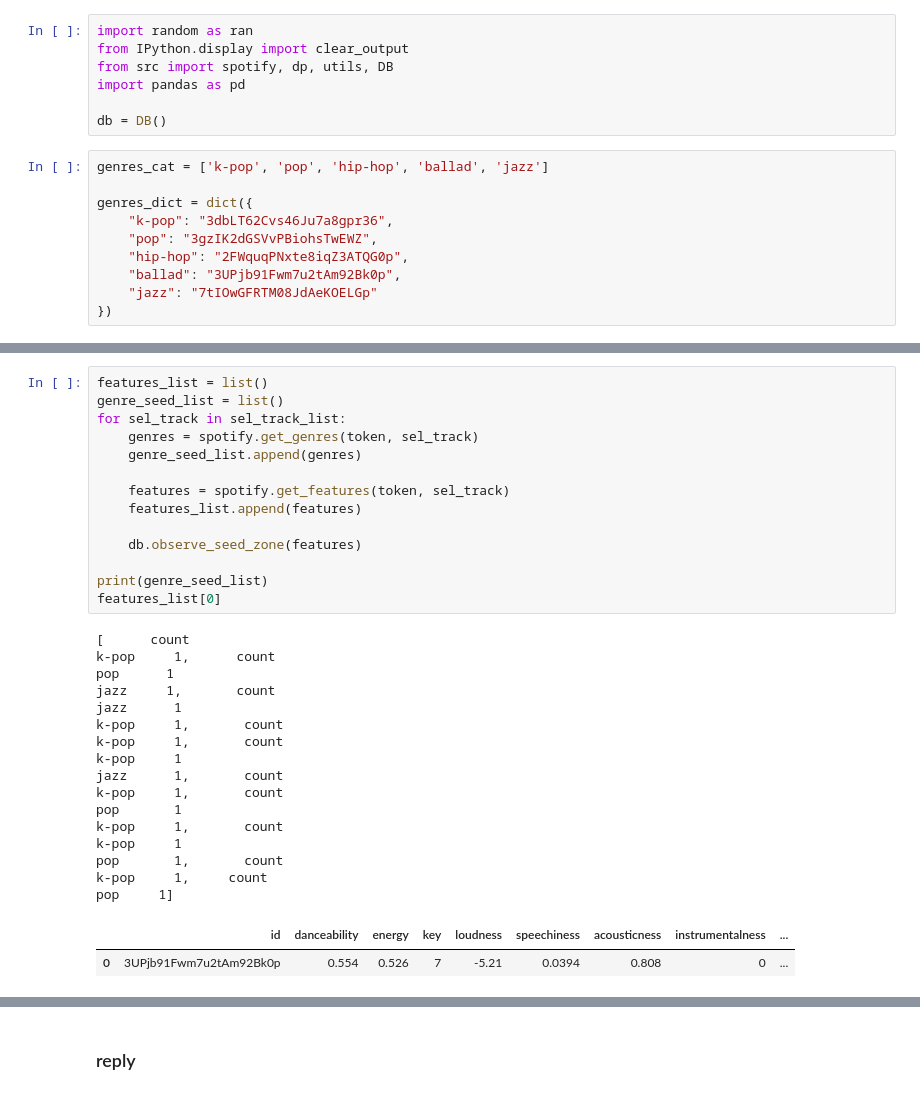
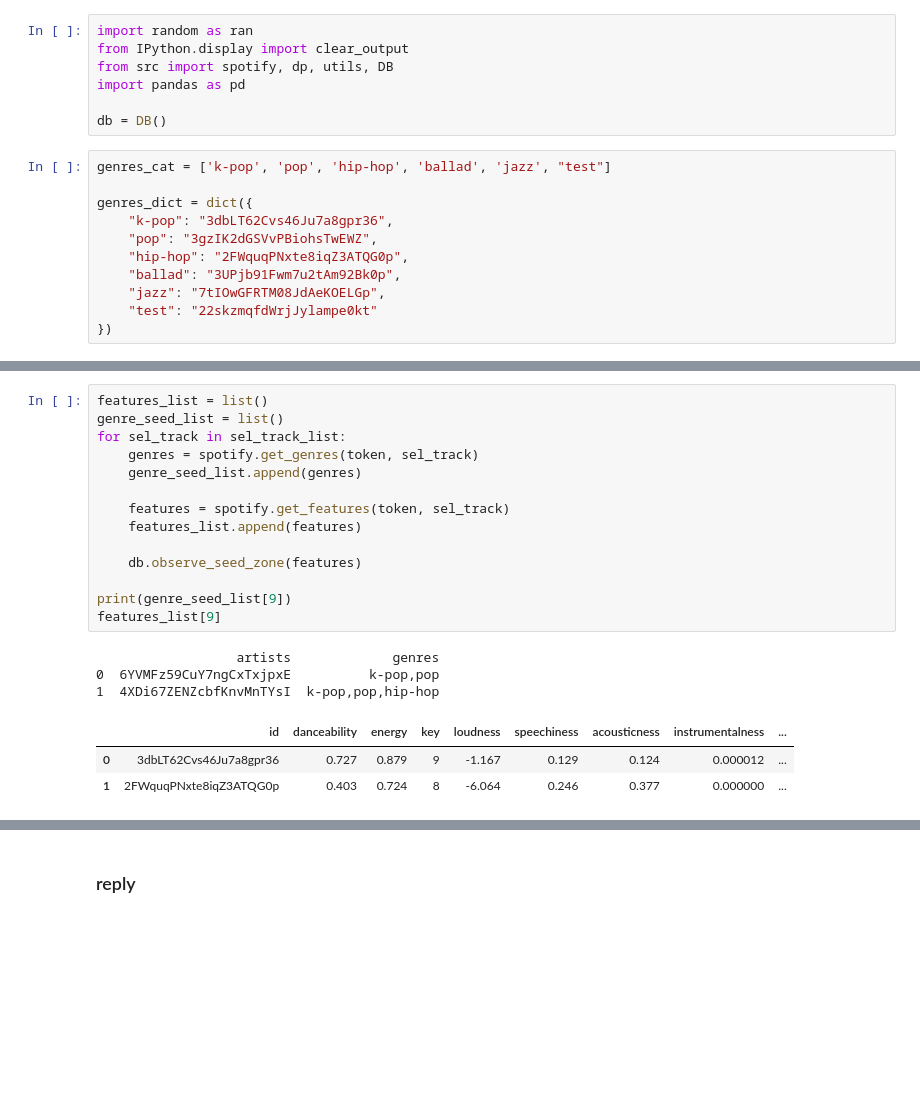
Before and after one commit to formegusto/research-muletter, a Jupyter notebook: pt3. auto mailbox generator.ipynb, the cells around one changed output, grey strips where cells are left out. Saved outputs shown, nothing was run; the diff lists cells and outputs as text; blank space fills up the shorter version.

```diff
--- a/pt3. auto mailbox generator.ipynb
+++ b/pt3. auto mailbox generator.ipynb
@@ -13,14 +13,15 @@ import pandas as pd
 
 db = DB()
 # %%
-genres_cat = ['k-pop', 'pop', 'hip-hop', 'ballad', 'jazz']
+genres_cat = ['k-pop', 'pop', 'hip-hop', 'ballad', 'jazz', "test"]
 
 genres_dict = dict({
     "k-pop": "3dbLT62Cvs46Ju7a8gpr36",
     "pop": "3gzIK2dGSVvPBiohsTwEWZ",
     "hip-hop": "2FWquqPNxte8iqZ3ATQG0p",
     "ballad": "3UPjb91Fwm7u2tAm92Bk0p",
-    "jazz": "7tIOwGFRTM08JdAeKOELGp"
+    "jazz": "7tIOwGFRTM08JdAeKOELGp",
+    "test": "22skzmqfdWrjJylampe0kt"
 })
 # %%
 mail_box_seed_list = list()
@@ -81,36 +84,24 @@ sel_track_list[0]
 # %%
 features_list = list()
 genre_seed_list = list()
 for sel_track in sel_track_list:
     genres = spotify.get_genres(token, sel_track)
     genre_seed_list.append(genres)
 
     features = spotify.get_features(token, sel_track)
     features_list.append(features)
 
     db.observe_seed_zone(features)
 
-print(genre_seed_list)
-features_list[0]
+print(genre_seed_list[9])
+features_list[9]
 # %% [output]
-[      count
-k-pop     1,      count
-pop      1
-jazz     1,       count
-jazz      1
-k-pop     1,       count
-k-pop     1,       count
-k-pop     1
-jazz      1,       count
-k-pop     1,       count
-pop       1
-k-pop     1,       count
-k-pop     1
-pop       1,       count
-k-pop     1,     count
-pop     1]
+                  artists             genres
+0  6YVMFz59CuY7ngCxTxjpxE          k-pop,pop
+1  4XDi67ZENZcbfKnvMnTYsI  k-pop,pop,hip-hop
 |  | id | danceability | energy | key | loudness | speechiness | acousticness | instrumentalness | ... |
-| 0 | 3UPjb91Fwm7u2tAm92Bk0p | 0.554 | 0.526 | 7 | -5.21 | 0.0394 | 0.808 | 0 | ... |
+| 0 | 3dbLT62Cvs46Ju7a8gpr36 | 0.727 | 0.879 | 9 | -1.167 | 0.129 | 0.124 | 0.000012 | ... |
+| 1 | 2FWquqPNxte8iqZ3ATQG0p | 0.403 | 0.724 | 8 | -6.064 | 0.246 | 0.377 | 0.000000 | ... |
 # %%
 reco_list = list()
 reco_features_list = list()
```
Also changed, not shown: parts of 14 cells of this notebook, 7 other files.
